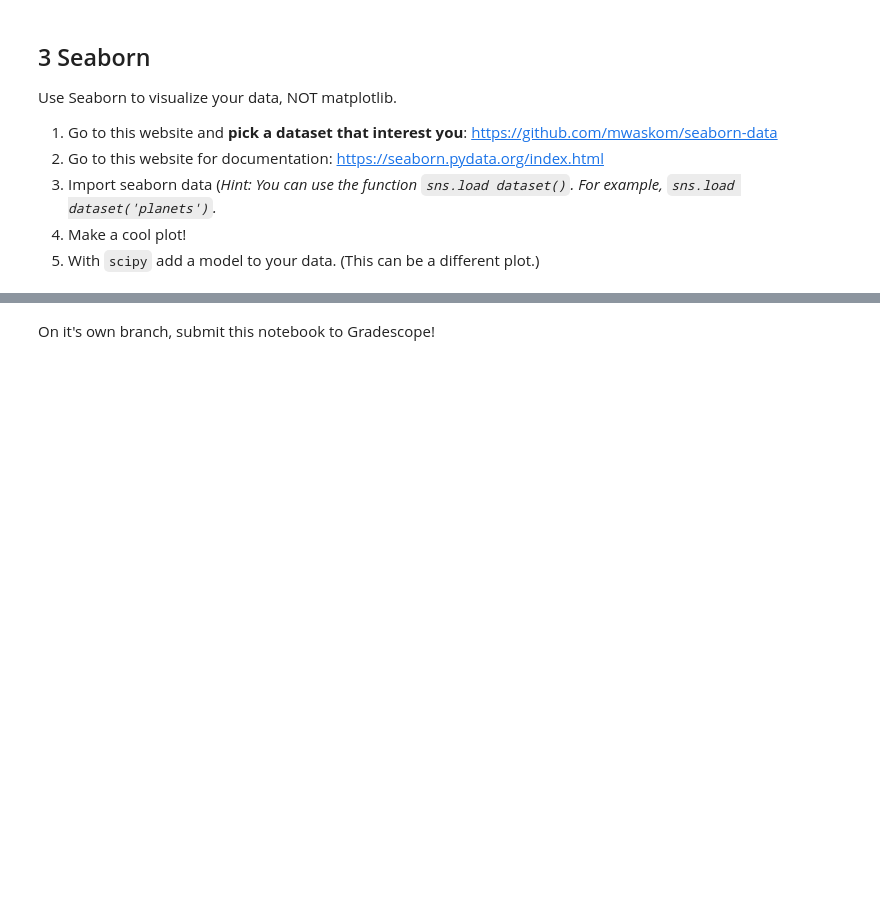
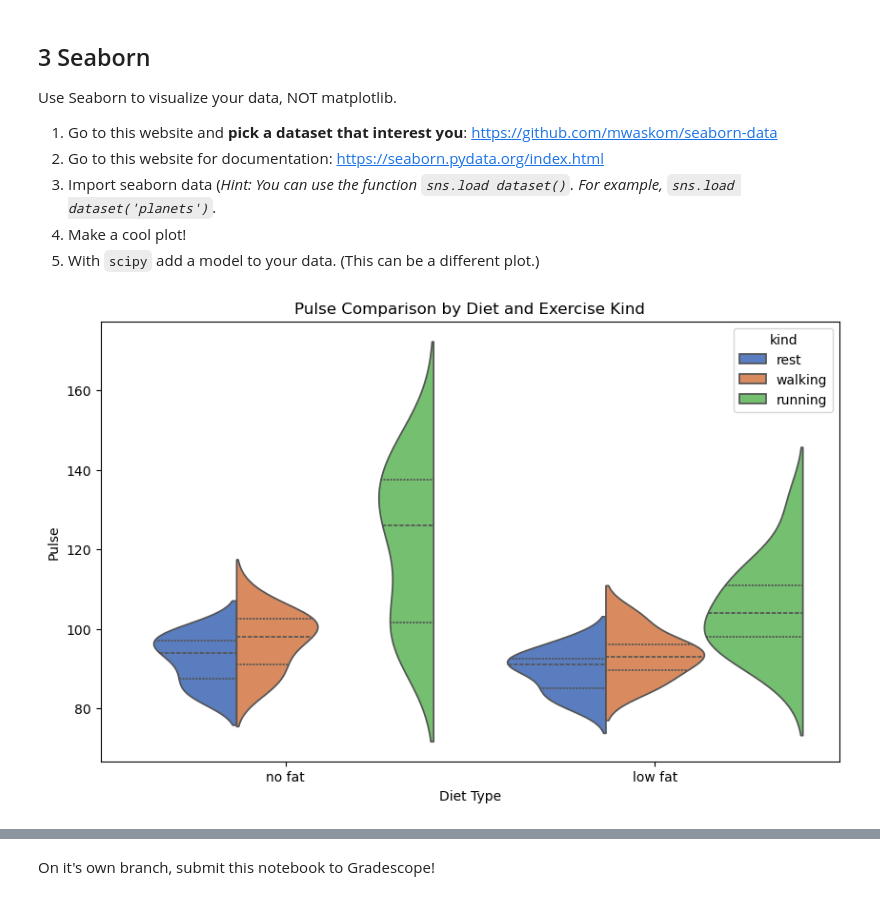
Before and after one commit to williamsperling/ulab_will, a Jupyter notebook: homework13/hw13.ipynb, the cells around one changed output, grey strips where cells are left out. Cells and saved outputs as stored; diff of their text form; code cells hidden in the pictures; blank space fills up the shorter version.

```diff
--- a/homework13/hw13.ipynb
+++ b/homework13/hw13.ipynb
@@ -205,0 +271,13 @@ Use Seaborn to visualize your data, NOT matplotlib.
+# %%
+exercise = sns.load_dataset('exercise')
+# %%
+plt.figure(figsize=(10, 6))
+sns.violinplot(data=exercise, x='diet', y='pulse', hue='kind', split=True, inner='quart', palette='muted')
+
+plt.xlabel('Diet Type')
+plt.ylabel('Pulse')
+plt.title('Pulse Comparison by Diet and Exercise Kind')
+
+plt.show()
+# %% [output]
+[figure, added]
```
Also changed, not shown: parts of 34 cells of this notebook, 2 other files.
